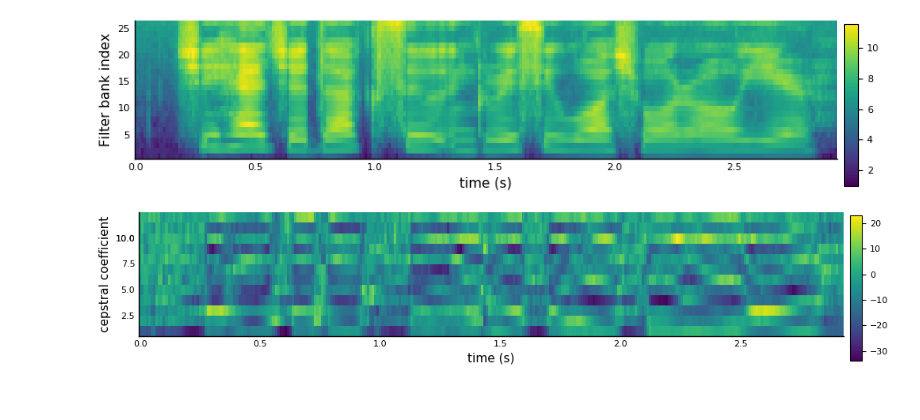
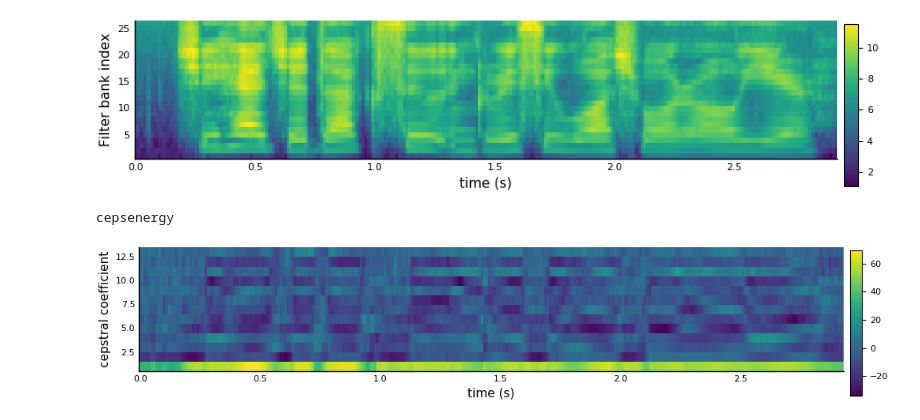
Before and after one commit to lucasondel/SpeechFeatures.jl, a Jupyter notebook: example/MFCC.ipynb, the cells around one changed output. Drawn from its saved outputs; the diff is of its cells as text; code cells hidden in the pictures.

Commit message:
Added deltas and energy computation

```diff
--- a/example/MFCC.ipynb
+++ b/example/MFCC.ipynb
@@ -99,32 +98,35 @@ heatmap(
 [figure]
 # %%
 mfcc = MFCC(
+    T = Float32,
     fftlen = 512,
     srate = 16000,
     frameduration = 0.025,
     framestep = 0.01,
     removedc = true,
     preemphasis = 0.97,
-    dithering = 1.,
+    dithering = 0.,
     windowfn = hann,
-    windowpower = 1.0,
+    windowpower = 0.85,
     nfilters = 26,
     lofreq = 80,
     hifreq = 8000,
     nceps = 12,
     liftering = 22,
-    htkscaling = true
+    htkscaling = true,
+    energy = cepsenergy
 )
 fea = x |> mfcc
 
 heatmap(
     Vector(range(0, length(x) / srate, length=size(fea, 2))),
     1:size(fea, 1),
     fea,
     size = (1000, 200),
     xlabel = "time (s)",
     ylabel = "cepstral coefficient",
     c=:viridis
 )
 # %% [output]
+cepsenergy
-[figure, old version]
+[figure, new version]
```
Also changed, not shown: parts of 3 cells of this notebook, 2 other files.
